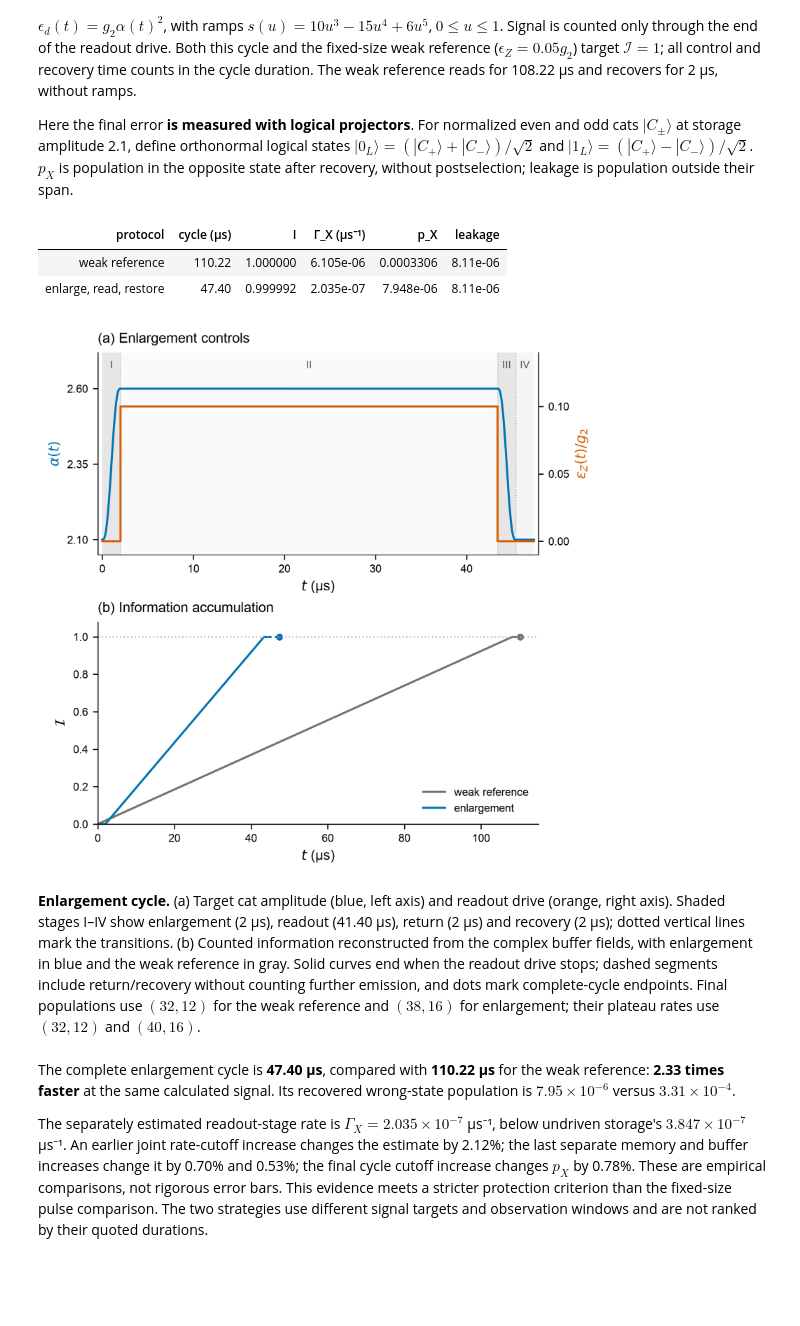
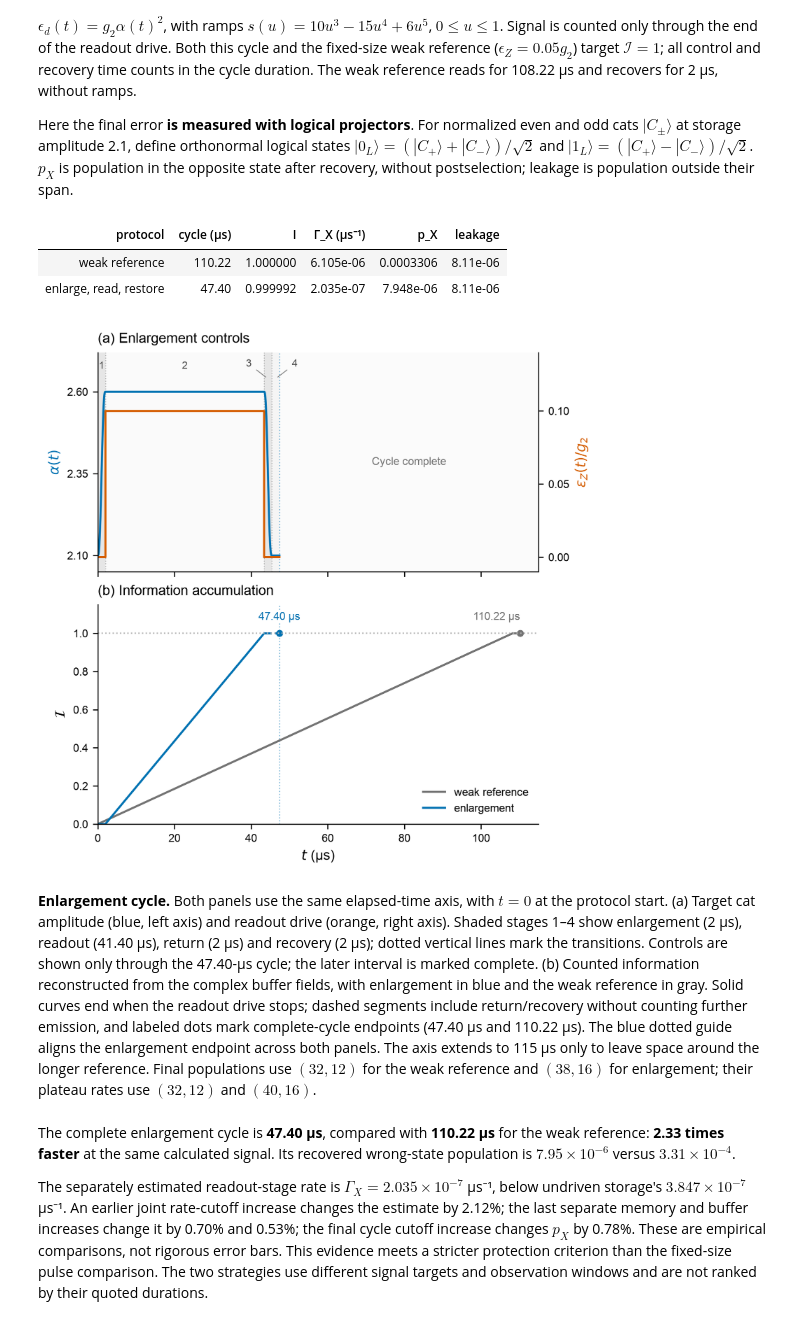
Before and after one commit to pkarakala/duquantum-cat-qubit, a Jupyter notebook: notebooks/09_task_2_4_better_readout.ipynb, the cells around one changed output. Saved outputs shown, nothing was run; the diff lists cells and outputs as text; code cells hidden in the pictures; blank space fills up the shorter version.

Commit message:
Align enlargement time axes and explain cycle endpoints

```diff
--- a/notebooks/09_task_2_4_better_readout.ipynb
+++ b/notebooks/09_task_2_4_better_readout.ipynb
@@ -288,7 +288,7 @@ display(pd.DataFrame([{
 
 from scipy.integrate import cumulative_trapezoid
 archive = np.load(ROOT / "results/task_2_4_enlargement_trajectories.npz", allow_pickle=False)
-fig, (ax_alpha, ax_info) = plt.subplots(2, 1, figsize=(5.5, 5.4), layout="constrained")
+fig, (ax_alpha, ax_info) = plt.subplots(2, 1, sharex=True, figsize=(5.5, 5.4), layout="constrained")
 ax_drive = ax_alpha.twinx()
 for key, label, color in [("baseline", "weak reference", "0.45"), ("amplified", "enlargement", "C0")]:
     t = archive[f"{key}_t"]
@@ -303,45 +303,66 @@ for key, label, color in [("baseline", "weak reference", "0.45"), ("amplified",
     ax_info.plot(t[:j+1], info[:j+1], color=color, label=label)
     ax_info.plot([end, t[-1]], [info[j], info[j]], color=color, ls="--")
     ax_info.plot(t[-1], info[j], "o", color=color, ms=4)
+    ax_info.annotate(f"{t[-1]:.2f} µs", (t[-1],info[j]), xytext=(0,8),
+                     textcoords="offset points", ha="right" if key=="baseline" else "center",
+                     va="bottom", color=color, fontsize=8,
+                     bbox={"facecolor":"white", "edgecolor":"none", "pad":.5})
 ax_info.axhline(1, color="0.7", ls=":", lw=1)
-ax_info.set(xlabel=r"$t$ (µs)", ylabel=r"$\mathcal{I}$", xlim=(0,115), ylim=(0,1.08))
+ax_info.set(xlabel=r"$t$ (µs)", ylabel=r"$\mathcal{I}$", xlim=(0,115), ylim=(0,1.15))
 ax_info.legend(loc="lower right")
 P.panel(ax_info, "b", "Information accumulation")
 params = enlargement["cycles"]["amplified"]["parameters"]
 t = archive["amplified_t"]; ramp=params["ramp"]; read=params["read_time"]
 smooth = lambda u: 10*u**3-15*u**4+6*u**5
 u = np.clip(t/ramp, 0, 1); v=np.clip((t-ramp-read)/ramp,0,1)
 al = 2.1 + (params["alpha_readout"]-2.1)*(smooth(u)-smooth(v))
 drive=np.where((t>=ramp)&(t<ramp+read),params["ratio"],0)
 ax_alpha.plot(t, al, color="C0")
-ax_alpha.set(xlabel=r"$t$ (µs)", ylabel=r"$\alpha(t)$", ylim=(2.05,2.72),
-             yticks=[2.1,2.35,2.6], xlim=(-.5,t[-1]+.5))
+ax_alpha.set(ylabel=r"$\alpha(t)$", ylim=(2.05,2.72), yticks=[2.1,2.35,2.6])
 ax_drive.step(t, drive, where="post", color="C1")
 ax_drive.set(ylabel=r"$\epsilon_Z(t)/g_2$", ylim=(-.01,.14), yticks=[0,.05,.1])
 ax_alpha.yaxis.label.set_color("C0")
 ax_drive.yaxis.label.set_color("C1")
 ax_drive.spines["right"].set_visible(True)
 # True-duration stage bands and compact indices keep the brief ramps visible.
 stage_edges = [0, ramp, ramp+read, 2*ramp+read, t[-1]]
-for index, left, right, shade in zip(("I", "II", "III", "IV"), stage_edges[:-1],
+for index, left, right, shade in zip(("1", "2", "3", "4"), stage_edges[:-1],
                                     stage_edges[1:], ("0.90", "0.98", "0.90", "0.96")):
     ax_alpha.axvspan(left, right, facecolor=shade, edgecolor="none", zorder=0)
-    ax_alpha.text((left+right)/2, .96, index, transform=ax_alpha.get_xaxis_transform(),
-                  ha="center", va="top", fontsize=7.5, color="0.3")
+    center = (left+right)/2
+    if index in ("3", "4"):
+        label_x = center + (-5 if index=="3" else 5)
+        ax_alpha.annotate(index, (center,.88), xycoords=ax_alpha.get_xaxis_transform(),
+                          xytext=(label_x,.97), textcoords=ax_alpha.get_xaxis_transform(),
+                          ha="center", va="top", fontsize=7.5, color="0.3",
+                          arrowprops={"arrowstyle":"-", "color":"0.5", "lw":.6})
+    else:
+        ax_alpha.text(center, .96, index, transform=ax_alpha.get_xaxis_transform(),
+                      ha="center", va="top", fontsize=7.5, color="0.3")
 for boundary in stage_edges[1:-1]:
     ax_alpha.axvline(boundary, color="0.7", ls=":", lw=.7, zorder=1)
+cycle_end = cycles["amplified"]["cycle_duration_us"]
+ax_alpha.axvspan(cycle_end, 115, facecolor="0.985", edgecolor="none", zorder=0)
+ax_alpha.text((cycle_end+115)/2, .5, "Cycle complete", transform=ax_alpha.get_xaxis_transform(),
+              ha="center", va="center", color="0.45", fontsize=8)
+for axis in (ax_alpha, ax_info):
+    axis.axvline(cycle_end, color="C0", ls=":", lw=.8, alpha=.5, zorder=0)
+ax_info.set_xlim(0,115)
 P.panel(ax_alpha, "a", "Enlargement controls")
+fig.canvas.draw()
+assert np.allclose([ax_alpha.get_position().x0, ax_alpha.get_position().x1],
+                   [ax_info.get_position().x0, ax_info.get_position().x1])
 with redirect_stdout(io.StringIO()):
     P.save(fig, "s2/task_2_4_enlargement")
 plt.close(fig)
 show("s2/task_2_4_enlargement", 560)
 # %% [output]
 | protocol | cycle (µs) | I | Γ_X (µs⁻¹) | p_X | leakage |
 | weak reference | 110.22 | 1.000000 | 6.105e-06 | 0.0003306 | 8.11e-06 |
 | enlarge, read, restore | 47.40 | 0.999992 | 2.035e-07 | 7.948e-06 | 8.11e-06 |
-[figure, old version]
+[figure, new version]
 # %% [markdown]
-**Enlargement cycle.** (a) Target cat amplitude (blue, left axis) and readout drive (orange, right axis). Shaded stages I–IV show enlargement (2 µs), readout (41.40 µs), return (2 µs) and recovery (2 µs); dotted vertical lines mark the transitions. (b) Counted information reconstructed from the complex buffer fields, with enlargement in blue and the weak reference in gray. Solid curves end when the readout drive stops; dashed segments include return/recovery without counting further emission, and dots mark complete-cycle endpoints. Final populations use $(32,12)$ for the weak reference and $(38,16)$ for enlargement; their plateau rates use $(32,12)$ and $(40,16)$.
+**Enlargement cycle.** Both panels use the same elapsed-time axis, with $t=0$ at the protocol start. (a) Target cat amplitude (blue, left axis) and readout drive (orange, right axis). Shaded stages 1–4 show enlargement (2 µs), readout (41.40 µs), return (2 µs) and recovery (2 µs); dotted vertical lines mark the transitions. Controls are shown only through the 47.40-µs cycle; the later interval is marked complete. (b) Counted information reconstructed from the complex buffer fields, with enlargement in blue and the weak reference in gray. Solid curves end when the readout drive stops; dashed segments include return/recovery without counting further emission, and labeled dots mark complete-cycle endpoints (47.40 µs and 110.22 µs). The blue dotted guide aligns the enlargement endpoint across both panels. The axis extends to 115 µs only to leave space around the longer reference. Final populations use $(32,12)$ for the weak reference and $(38,16)$ for enlargement; their plateau rates use $(32,12)$ and $(40,16)$.
 # %% [markdown]
 The complete enlargement cycle is **47.40 µs**, compared with **110.22 µs** for the weak reference: **2.33 times faster** at the same calculated signal. Its recovered wrong-state population is $7.95\times10^{-6}$ versus $3.31\times10^{-4}$.
 
```
Also changed, not shown: 4 other files.
